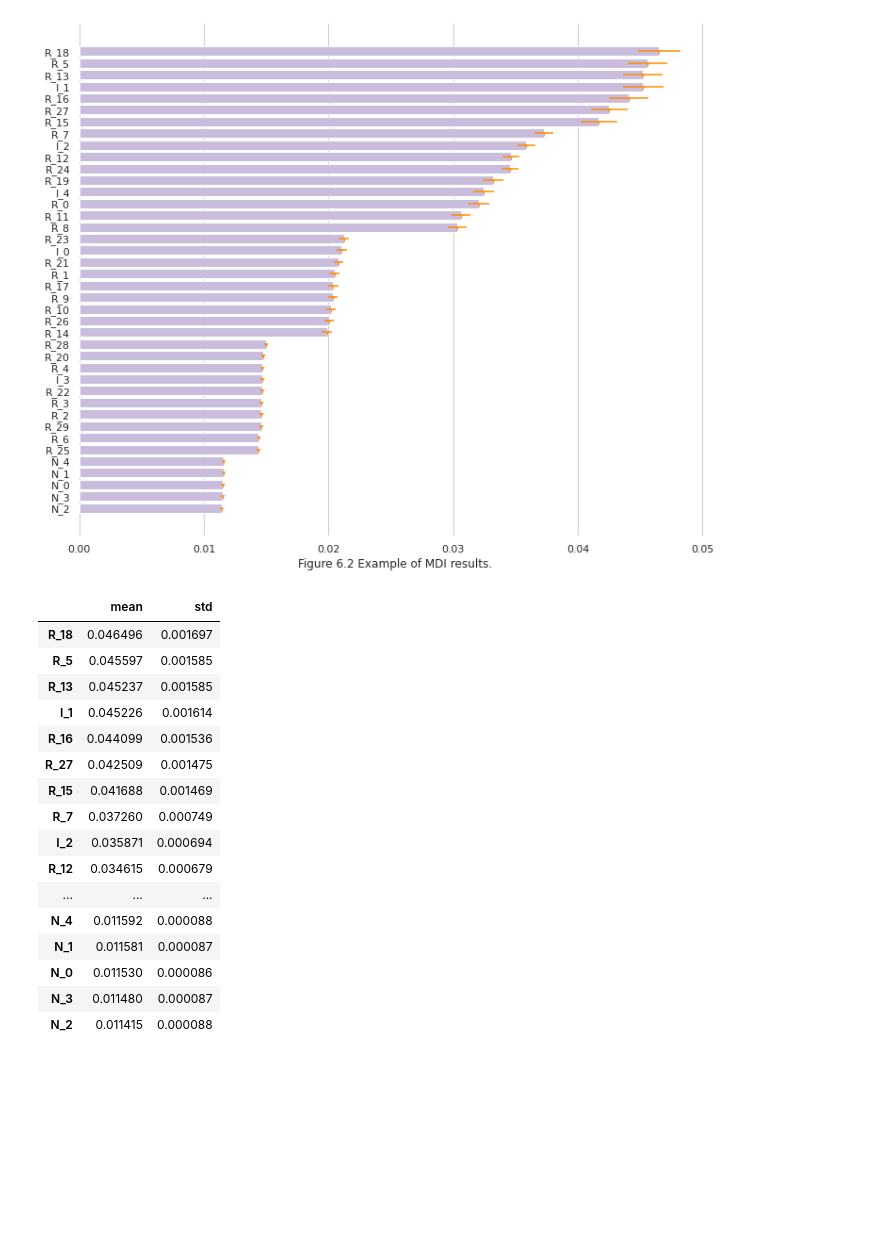
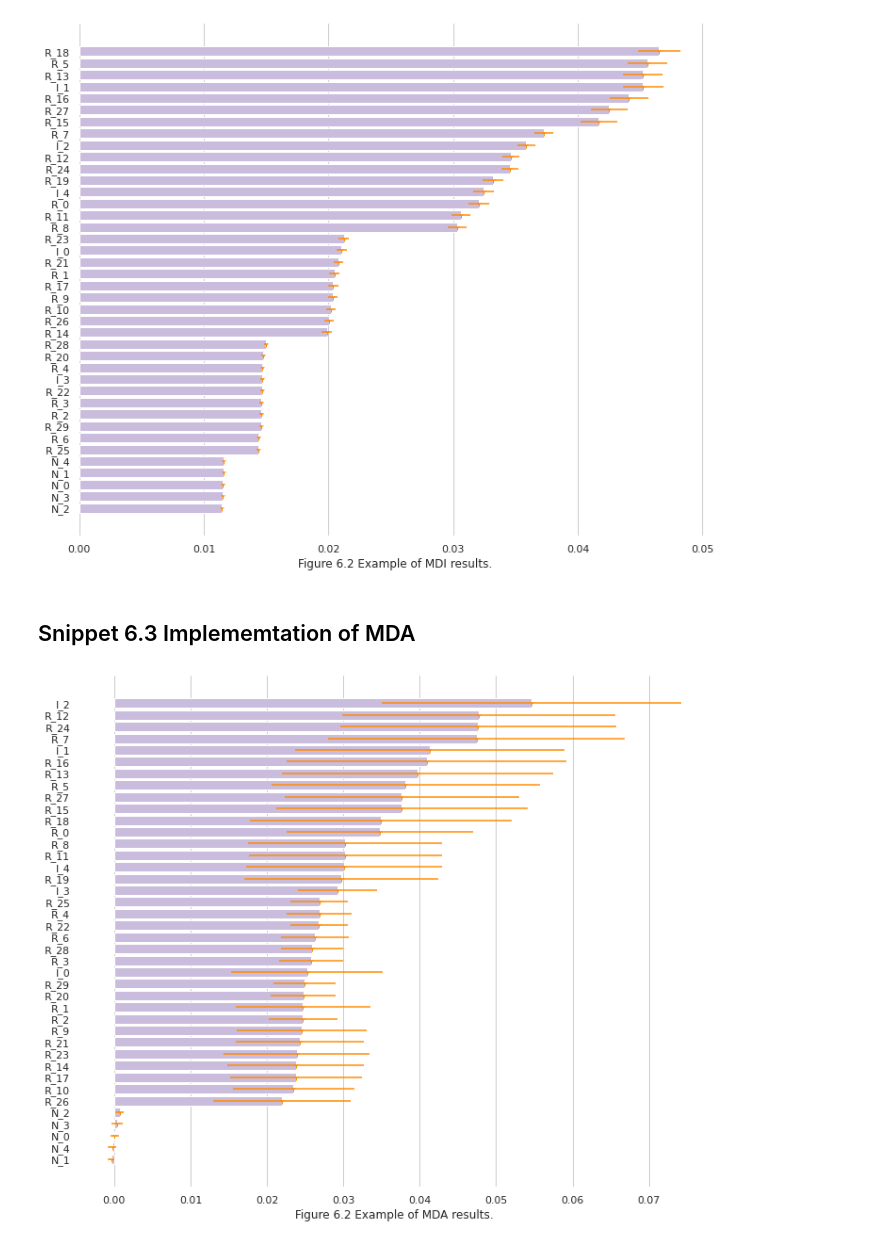
Before and after one commit to MRGibson-code/ML_MLP, a Jupyter notebook: Code_Cp6.ipynb, the cells around one changed output. Cells and saved outputs as stored; diff of their text form; code cells hidden in the pictures; blank space fills up the shorter version.

```diff
--- a/Code_Cp6.ipynb
+++ b/Code_Cp6.ipynb
@@ -77,23 +77,46 @@ ax.set(ylabel="", xlabel="Figure 6.2 Example of MDI results.")
 sns.despine(left=True, bottom=True)
 # %% [output]
 [figure]
-# %%
-imp
-# %% [output]
-|  | mean | std |
-| R_18 | 0.046496 | 0.001697 |
-| R_5 | 0.045597 | 0.001585 |
-| R_13 | 0.045237 | 0.001585 |
-| I_1 | 0.045226 | 0.001614 |
-| R_16 | 0.044099 | 0.001536 |
-| R_27 | 0.042509 | 0.001475 |
-| R_15 | 0.041688 | 0.001469 |
-| R_7 | 0.037260 | 0.000749 |
-| I_2 | 0.035871 | 0.000694 |
-| R_12 | 0.034615 | 0.000679 |
-| ... | ... | ... |
-| N_4 | 0.011592 | 0.000088 |
-| N_1 | 0.011581 | 0.000087 |
-| N_0 | 0.011530 | 0.000086 |
-| N_3 | 0.011480 | 0.000087 |
-| N_2 | 0.011415 | 0.000088 |
+# %% [markdown]
+## Snippet 6.3 Implememtation of MDA
+# %%
+def featImpMDA(clf, X, y, n_splits=10):
+    #feature importance OOS score reduction
+    from sklearn.metrics import log_loss
+    from sklearn.model_selection._split import KFold
+    cvGen = KFold(n_splits=n_splits)
+    scr0, scr1 = pd.Series(), pd.DataFrame(columns=X.columns)
+    for i, (train, test) in enumerate(cvGen.split(X=X)):
+        X0, y0 = X.iloc[train, :], y.iloc[train]
+        X1, y1 = X.iloc[test, :], y.iloc[test]
+        fit=clf.fit(X=X0, y=y0)
+        prob = fit.predict_proba(X1)
+        scr0.loc[i] = -log_loss(y1, prob, labels=clf.classes_)
+        for j in X.columns:
+            X1_ = X1.copy(deep=True)
+            np.random.shuffle(X1_[j].values)
+            prob = fit.predict_proba(X1_)
+            scr1.loc[i, j] = -log_loss(y1, prob, labels=fit.classes_)
+    imp = (-1*scr1).add(scr0, axis=0)
+    imp = imp/(-1*scr1)
+    imp = pd.concat({'mean':imp.mean(), 'std':imp.std()*imp.shape[0]**-.5},axis=1) # CLT
+    return imp
+
+X,y = getTestData(40,5,30,10000, sigmaStd=.1)
+clf = DecisionTreeClassifier(criterion='entropy' ,max_features=1,
+class_weight = 'balanced', min_weight_fraction_leaf=0)
+clf = BaggingClassifier(base_estimator=clf ,n_estimators=1000,
+max_features = 1., max_samples=1., oob_score=False)
+imp = featImpMDA(clf,X,y,10)
+# %%
+imp.sort_values(by='mean', ascending=False, inplace=True)
+
+sns.set(style="whitegrid")
+f, ax = plt.subplots(figsize=(12, 10))
+sns.set_color_codes("pastel")
+sns.barplot(x="mean", y=imp.index, data=imp, color="#c8b7e1")
+ax.errorbar(x=imp['mean'], y=[i for i in range(len(imp))], xerr=imp['std'], fmt='1', color='darkorange')
+ax.set(ylabel="", xlabel="Figure 6.2 Example of MDA results.")
+sns.despine(left=True, bottom=True)
+# %% [output]
+[figure, added]
```
Also changed, not shown: parts of 12 cells of this notebook.
